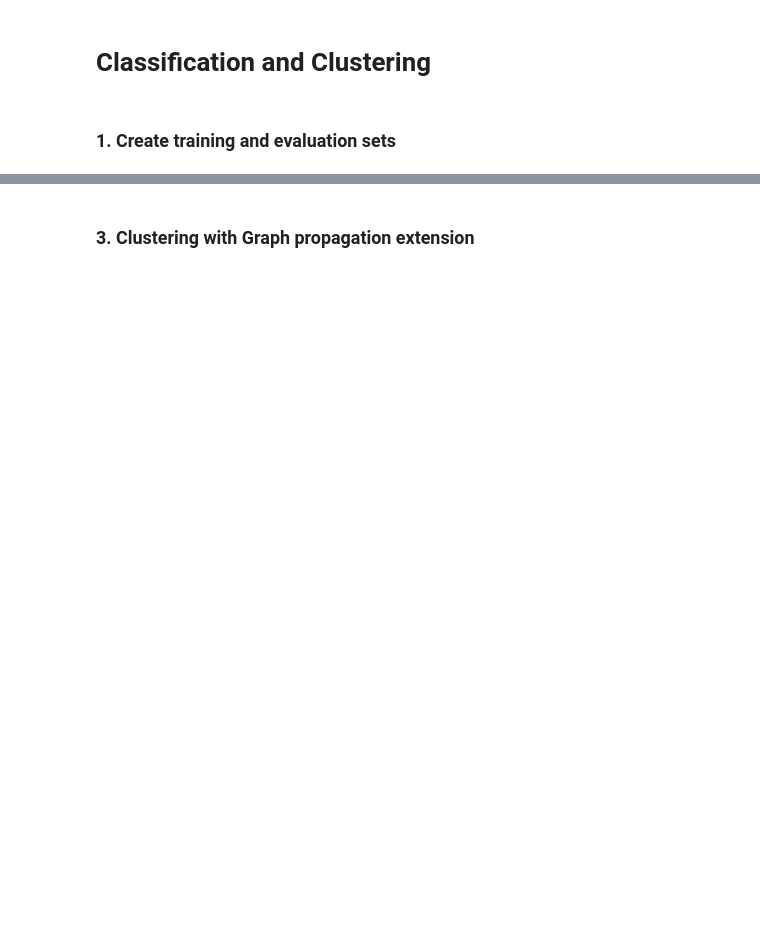
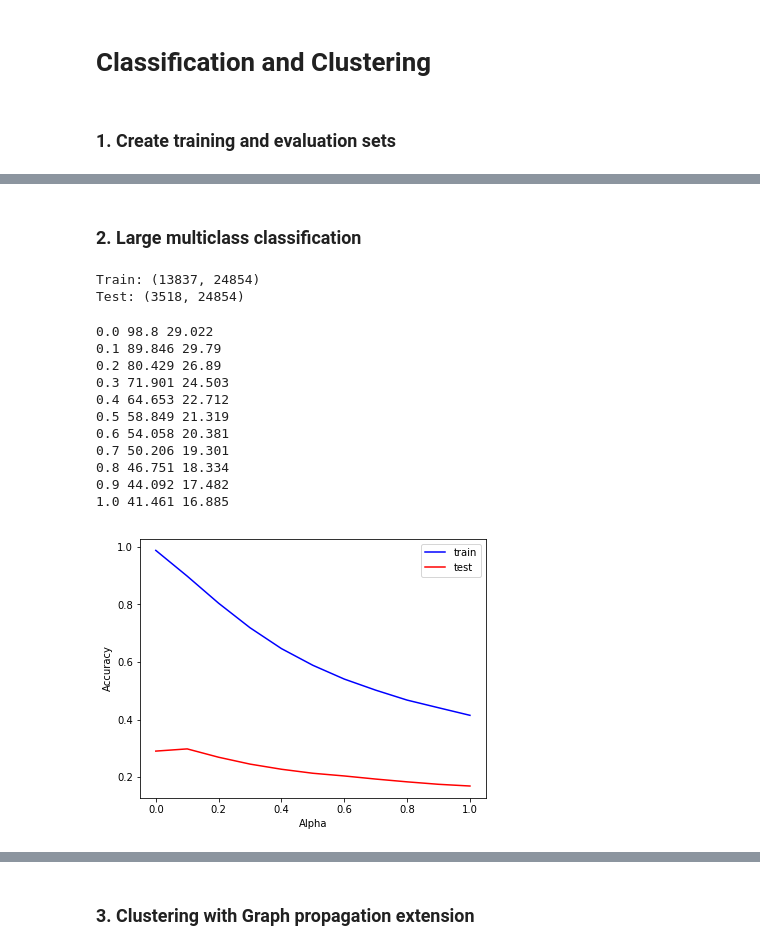
Before and after one commit to elenakhas/ProjectGutenberg-1, a Jupyter notebook: 3_ClassificationClustering/ProjectGutenberg_ModelingEvalutation.ipynb, the cells around one changed output, grey strips where cells are left out. Drawn from its saved outputs; the diff is of its cells as text; code cells hidden in the pictures; blank space fills up the shorter version.

```diff
--- a/3_ClassificationClustering/ProjectGutenberg_ModelingEvalutation.ipynb
+++ b/3_ClassificationClustering/ProjectGutenberg_ModelingEvalutation.ipynb
@@ -59,0 +255,75 @@ X[0]
+# %% [markdown]
+### 2. Large multiclass classification
+# %%
+def load_data(data_path = "./data", features='lemmas'):
+
+    X_train, y_train = load_svmlight_file( data_path+'/train_'+features+".svmlight" )
+    X_test, y_test = load_svmlight_file( data_path+'/test_'+features+".svmlight", n_features=X_train.shape[1] )
+    # shape of test shouldn't matter here since we enforced it at the vectorising step above
+
+    return X_train, y_train, X_test, y_test
+
+# Testing lemmas
+X_train, y_train, X_test, y_test = load_data( "./data", features='lemmas')
+print( "Train:", X_train.shape )
+print( "Test:", X_test.shape )
+# %% [output]
+Train: (13837, 24854)
+Test: (3518, 24854)
+# %%
+def train_clf( X, y, classifier='nb', alpha=1.0 ):
+    if classifier== 'nb':
+        classifier = MultinomialNB(alpha=alpha, fit_prior=True, class_prior=None)
+        # Train
+        classifier.fit( X, y )
+    return classifier
+
+def evaluate( classifier, X, y ):
+    # Predict
+    y_pred = classifier.predict( X )
+    return y_pred
+
+def compute_acc(y_true, y_pred):
+    return metrics.accuracy_score( y_true, y_pred )
+
+def tune_nb( X_train, y_train, X_test, y_test ):
+    train_acc,test_acc,alphas = [],[],[]
+    for alpha in np.linspace(0,1,11):
+        alpha = round(alpha, 1)
+        alphas.append(alpha)
+        clf = train_clf( X_train, y_train, classifier='nb', alpha=alpha )
+        #print(clf)
+        y_pred_train = evaluate( clf, X_train, y_train )
+        tr_acc = compute_acc(y_train, y_pred_train)
+        train_acc.append( tr_acc )
+
+        y_pred_test = evaluate( clf, X_test, y_test )
+        d_acc = compute_acc(y_test, y_pred_test)
+        test_acc.append( d_acc )
+        print( alpha, round( tr_acc*100, 3), round( d_acc*100, 3) )
+    return train_acc, test_acc, alphas
+
+def plot_tune_nb( train_acc, test_acc, alphas):
+    fig = plt.figure()
+    ax = fig.add_axes([0.1,0.2,0.8,0.9] )
+    ax.plot( alphas, train_acc, 'blue', label='train' )
+    ax.plot( alphas, test_acc, 'red', label='test' )
+    ax.legend()
+    ax.set_xlabel('Alpha')
+    ax.set_ylabel('Accuracy')
+# %%
+train_acc_uni, test_acc_uni, alphas = tune_nb(X_train, y_train, X_test, y_test )
+plot_tune_nb( train_acc_uni, test_acc_uni, alphas )
+# %% [output]
+0.0 98.8 29.022
+0.1 89.846 29.79
+0.2 80.429 26.89
+0.3 71.901 24.503
+0.4 64.653 22.712
+0.5 58.849 21.319
+0.6 54.058 20.381
+0.7 50.206 19.301
+0.8 46.751 18.334
+0.9 44.092 17.482
+1.0 41.461 16.885
+[figure, added]
```
Also changed, not shown: parts of 35 cells of this notebook, 15 other files.
